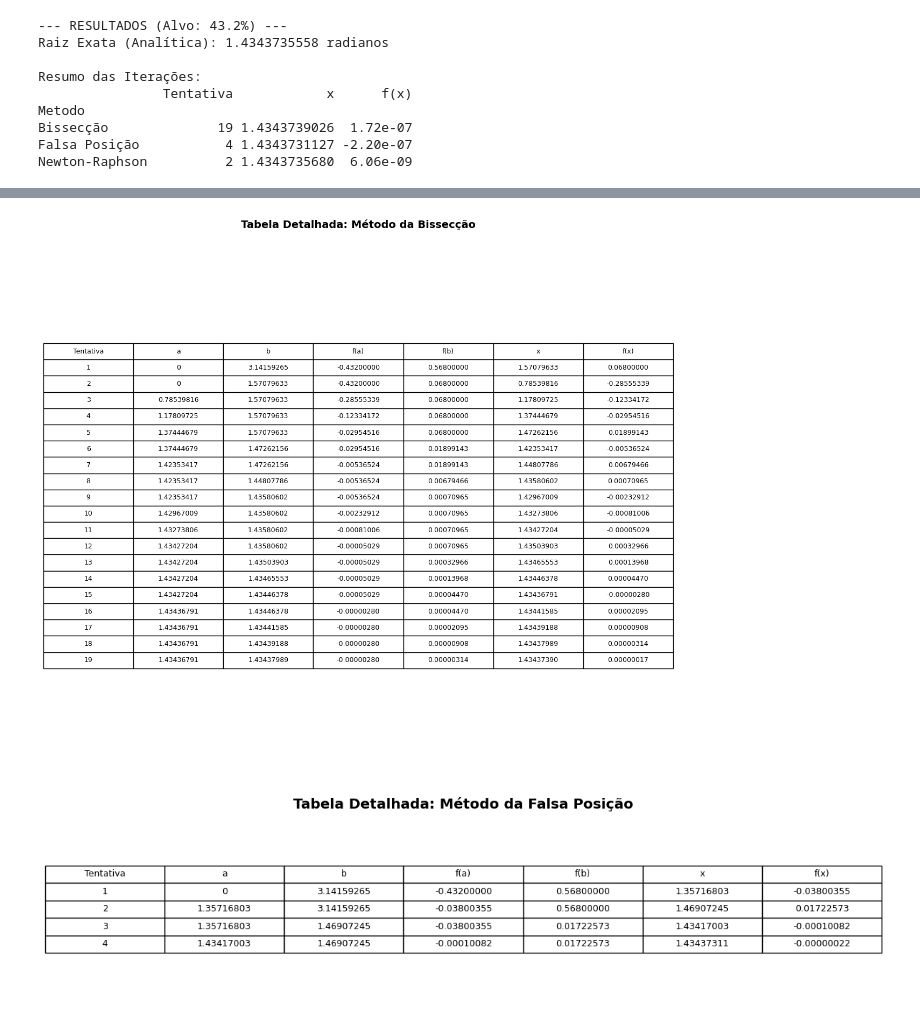
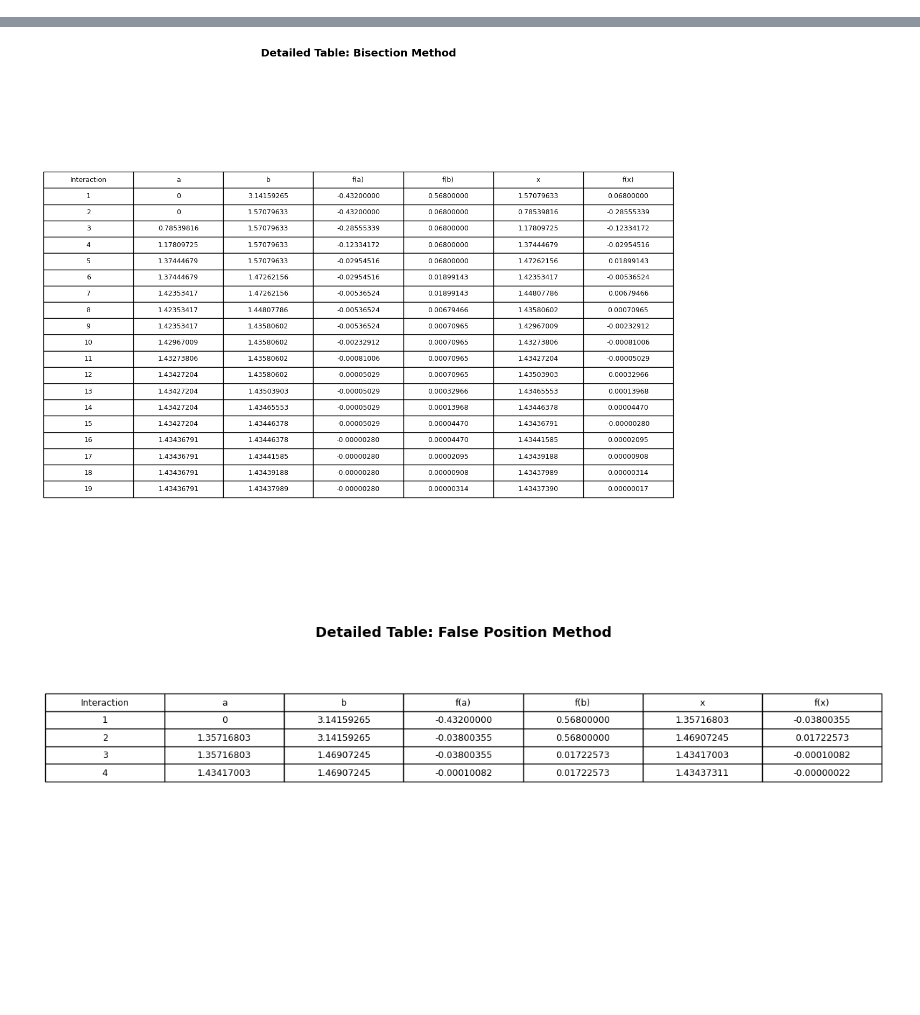
Before and after one commit to Duartejv/Quantum-State-Preparation, a Jupyter notebook: Quantum-State-Preparation.ipynb, the cells around one changed output, grey strips where cells are left out. Saved outputs shown, nothing was run; the diff lists cells and outputs as text; code cells hidden in the pictures; blank space fills up the shorter version.

```diff
--- a/Quantum-State-Preparation.ipynb
+++ b/Quantum-State-Preparation.ipynb
@@ -35,7 +35,7 @@ def metodo_bisseccao(a, b, stop, max_tentativas=100):
         # Guardando o histórico pra plotar depois
         dados.append({
             'Metodo': 'Bissecção',
-            'Tentativa': k + 1,
+            'Interaction': k + 1,
             'a': val_a,
             'b': val_b,
             'f(a)': val_fa,
@@ -73,7 +73,7 @@ def metodo_falsa_posicao(a, b, tol, max_tentativas=100):
 
         dados.append({
             'Metodo': 'Falsa Posição',
-            'Tentativa': k + 1,
+            'Interaction': k + 1,
             'a': val_a,
             'b': val_b,
             'f(a)': val_fa,
@@ -108,7 +108,7 @@ def metodo_newton_raphson(x0, tol, max_tentativas=100):
 
         dados.append({
             'Metodo': 'Newton-Raphson',
-            'Tentativa': k + 1,
+            'Interaction': k + 1,
             'x': x_novo,
             'f(x)': f(x_novo)
         })
@@ -127,28 +127,6 @@ root_fal, dados_fal = metodo_falsa_posicao(0, np.pi, criterio_de_parada)
 # Pro Newton, começo do meio do intervalo (Pi/2)
 root_new, dados_new = metodo_newton_raphson(np.pi/2, criterio_de_parada)
 
-# Juntando tudo num DataFrame pra facilitar a análise
-df_results = pd.concat([
-    pd.DataFrame(dados_bis),
-    pd.DataFrame(dados_fal),
-    pd.DataFrame(dados_new)
-], sort=False)
-
-print(f"--- RESULTADOS (Alvo: {P_TARGET*100}%) ---")
-# Cálculo analítico só pra ter o "gabarito" e comparar a precisão
-print(f"Raiz Exata (Analítica): {2 * np.arcsin(np.sqrt(P_TARGET)):.10f} radianos")
-print("\nResumo das Iterações:")
-
-# Pegando a última linha de cada método pra mostrar onde cada um parou
-resumo = df_results.groupby('Metodo').last()[['Tentativa', 'x', 'f(x)']]
-
-# Formatando a saída pra ficar mais legível (10 casas decimais no x pra ver a precisão)
-print(resumo.to_string(formatters={
-    'x': '{:.10f}'.format,
-    'f(x)': '{:.2e}'.format
-}))
-
-
 
 # Visualização dos Resultados
 
@@ -163,7 +141,7 @@ methods_config = [
 
 max_t = 0
 for nome, dados, cor in methods_config:
-    tentativas = [d['Tentativa'] for d in dados]
+    tentativas = [d['Interaction'] for d in dados]
     valores = [d['f(x)'] for d in dados]
 
     # Atualiza o máximo de tentativas pra ajustar o eixo X depois
@@ -174,7 +152,7 @@ for nome, dados, cor in methods_config:
 
 plt.axhline(0, color='black', linewidth=0.5, linestyle='--')
 plt.title(f'Convergence of Methods for Qubit Calibration (Target {P_TARGET})')
-plt.xlabel('Tentativa')
+plt.xlabel('Interactions')
 plt.ylabel('Error (Value of f(θ))')
 
 # Ajuste para o eixo X a usar inteiros
@@ -211,18 +189,9 @@ def plot_table(title, data, columns):
     plt.tight_layout()
     plt.show()
 
-cols_table = ['Tentativa', 'a', 'b', 'f(a)', 'f(b)', 'x', 'f(x)']
+cols_table = ['Interaction', 'a', 'b', 'f(a)', 'f(b)', 'x', 'f(x)']
 
 # Gerando as tabelas detalhadas passo a passo
-plot_table("Tabela Detalhada: Método da Bissecção", dados_bis, cols_table)
-plot_table("Tabela Detalhada: Método da Falsa Posição", dados_fal, cols_table)
+plot_table("Detailed Table: Bisection Method", dados_bis, cols_table)
+plot_table("Detailed Table: False Position Method", dados_fal, cols_table)
 # %% [output]
---- RESULTADOS (Alvo: 43.2%) ---
-Raiz Exata (Analítica): 1.4343735558 radianos
-
-Resumo das Iterações:
-                Tentativa            x      f(x)
-Metodo
-Bissecção              19 1.4343739026  1.72e-07
-Falsa Posição           4 1.4343731127 -2.20e-07
-Newton-Raphson          2 1.4343735680  6.06e-09
@@ -230,2 +199,2 @@ Newton-Raphson          2 1.4343735680  6.06e-09
-[figure, old version]
+[figure, new version]
-[figure, old version]
+[figure, new version]
```
Also changed, not shown: parts of 1 cell of this notebook, 2 other files.
